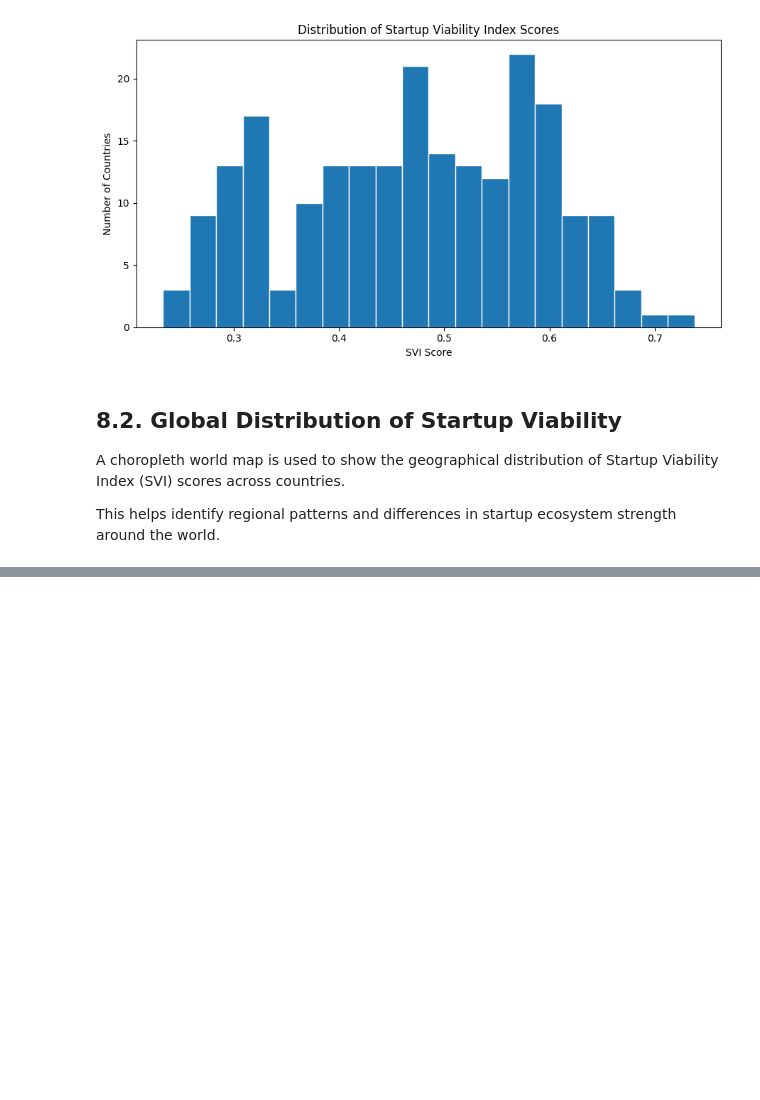
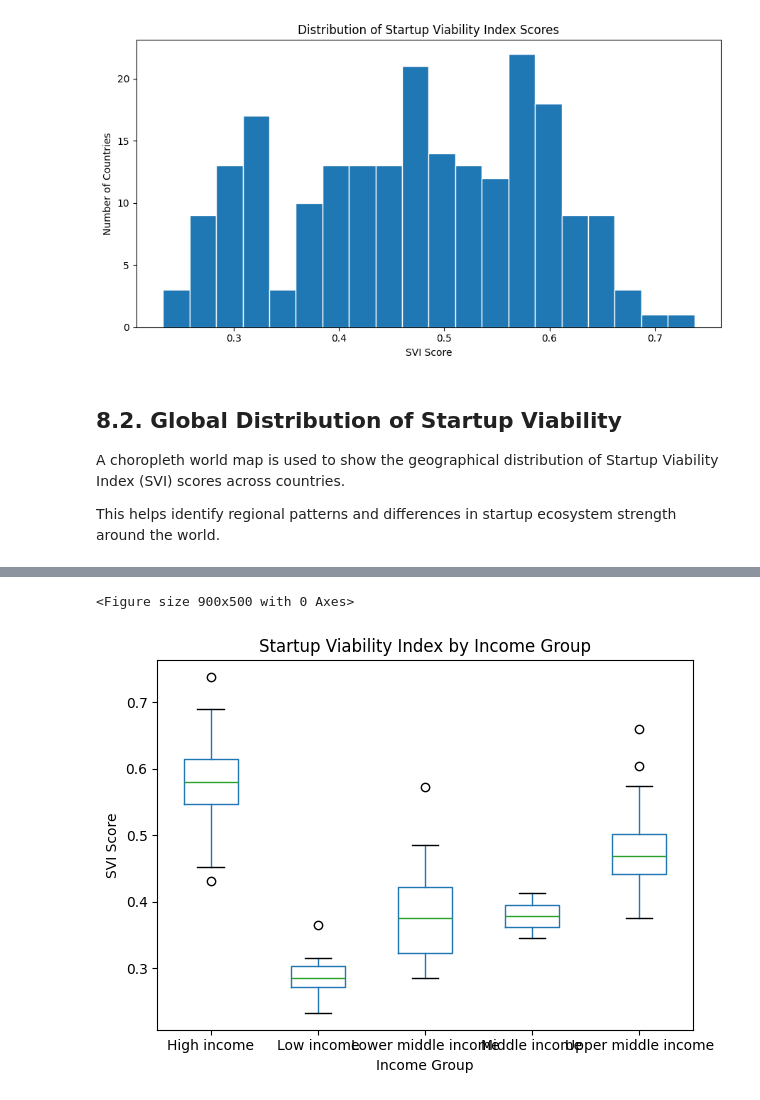
Before and after one commit to henryelga/Startup_Viability_Index, a Jupyter notebook: notebooks/08_visualisation.ipynb, the cells around one changed output, grey strips where cells are left out. Drawn from its saved outputs; the diff is of its cells as text; code cells hidden in the pictures; blank space fills up the shorter version.

Commit message:
💵 Display SVI by Income Groups

```diff
--- a/notebooks/08_visualisation.ipynb
+++ b/notebooks/08_visualisation.ipynb
@@ -76,0 +86,22 @@ fig.show()
+# %%
+import matplotlib.pyplot as plt
+
+plt.figure(figsize=(9,5))
+
+df.boxplot(
+    column="Startup_Viability_Index",
+    by="Income Group",
+    grid=False
+)
+
+plt.title("Startup Viability Index by Income Group")
+plt.suptitle("")
+
+plt.xlabel("Income Group")
+plt.ylabel("SVI Score")
+
+plt.tight_layout()
+plt.show()
+# %% [output]
+<Figure size 900x500 with 0 Axes>
+[figure, added]
```
Also changed, not shown: parts of 2 cells of this notebook.
